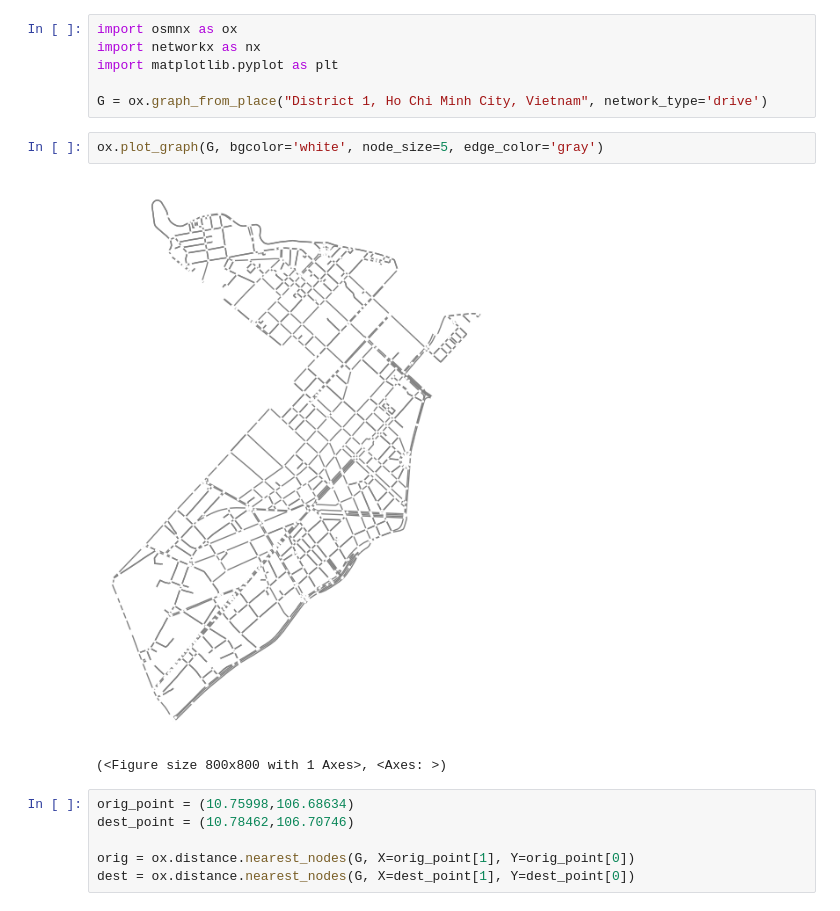
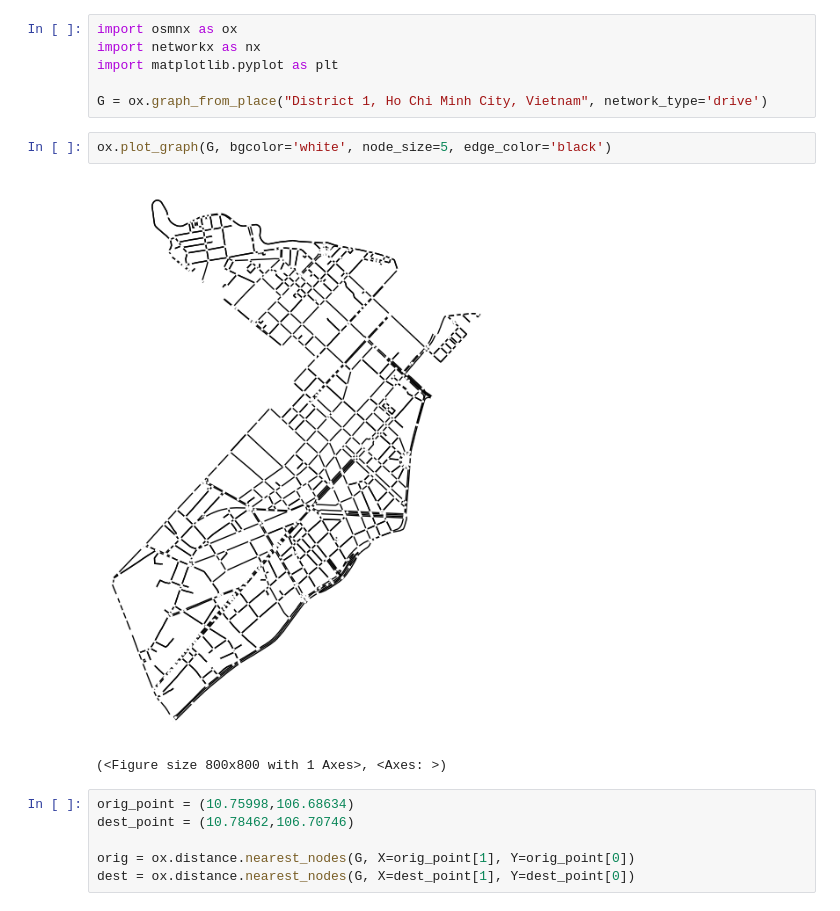
Before and after one commit to Bancie/thuhoach.nckh, a Jupyter notebook: ipynb/location/geo.ipynb, the cells around one changed output. Cells and saved outputs as stored; diff of their text form.

```diff
--- a/ipynb/location/geo.ipynb
+++ b/ipynb/location/geo.ipynb
@@ -91,9 +91,9 @@ import matplotlib.pyplot as plt
 
 G = ox.graph_from_place("District 1, Ho Chi Minh City, Vietnam", network_type='drive')
 # %%
-ox.plot_graph(G, bgcolor='white', node_size=5, edge_color='gray')
+ox.plot_graph(G, bgcolor='white', node_size=5, edge_color='black')
 # %% [output]
-[figure, old version]
+[figure, new version]
 (<Figure size 800x800 with 1 Axes>, <Axes: >)
 # %%
 orig_point = (10.75998,106.68634)
```
